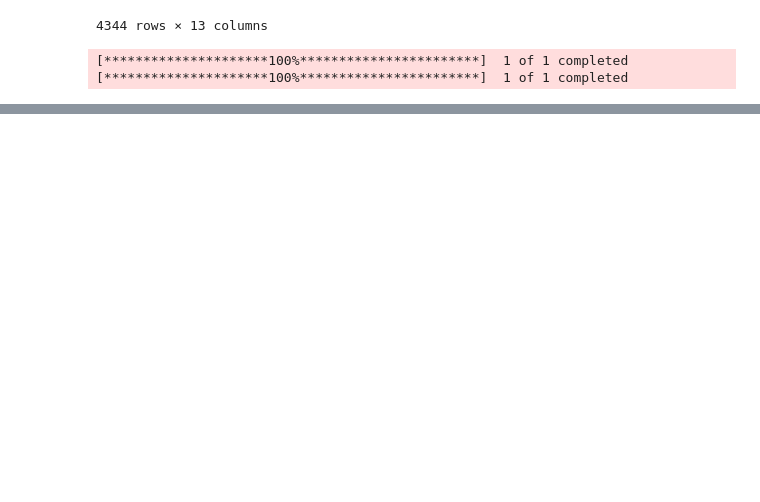
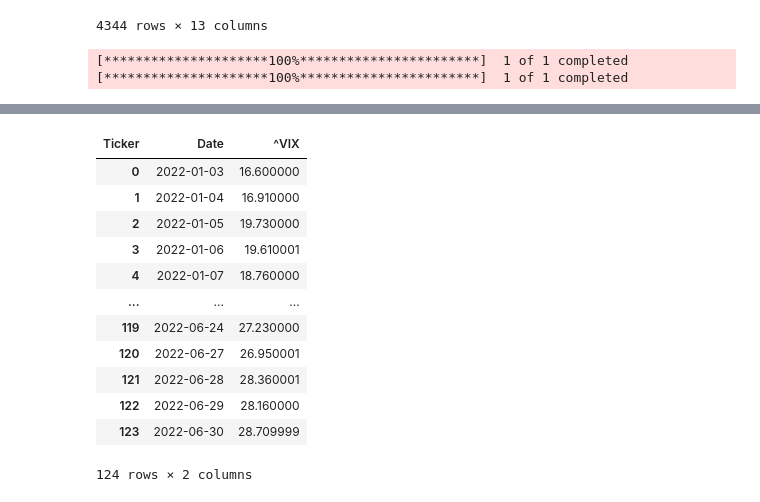
Before and after one commit to matt-lvk/energy_market_toymodel, a Jupyter notebook: forecasting.ipynb, the cells around one changed output, grey strips where cells are left out. Cells and saved outputs as stored; diff of their text form; code cells hidden in the pictures; blank space fills up the shorter version.

```diff
--- a/forecasting.ipynb
+++ b/forecasting.ipynb
@@ -139,6 +139,10 @@ import yfinance as yf
 
 vix_close = yf.download('^VIX', start=merged_data.index.min(), end=merged_data.index.max())['Close']
 dax_close = yf.download('^GDAXI', start=merged_data.index.min(), end=merged_data.index.max())['Close']
+
+#rename column ^VIX to VIX
+vix_close.reset_index(inplace=True)
+dax_close.reset_index(inplace=True)
 # %% [output]
 [*********************100%***********************]  1 of 1 completed
 [*********************100%***********************]  1 of 1 completed
@@ -160,0 +149,16 @@ dax_close = yf.download('^GDAXI', start=merged_data.index.min(), end=merged_data
+# %%
+vix_close
+# %% [output]
+| Ticker | Date | ^VIX |
+| 0 | 2022-01-03 | 16.600000 |
+| 1 | 2022-01-04 | 16.910000 |
+| 2 | 2022-01-05 | 19.730000 |
+| 3 | 2022-01-06 | 19.610001 |
+| 4 | 2022-01-07 | 18.760000 |
+| ... | ... | ... |
+| 119 | 2022-06-24 | 27.230000 |
+| 120 | 2022-06-27 | 26.950001 |
+| 121 | 2022-06-28 | 28.360001 |
+| 122 | 2022-06-29 | 28.160000 |
+| 123 | 2022-06-30 | 28.709999 |
+124 rows × 2 columns
```
Also changed, not shown: parts of 4 cells of this notebook.
